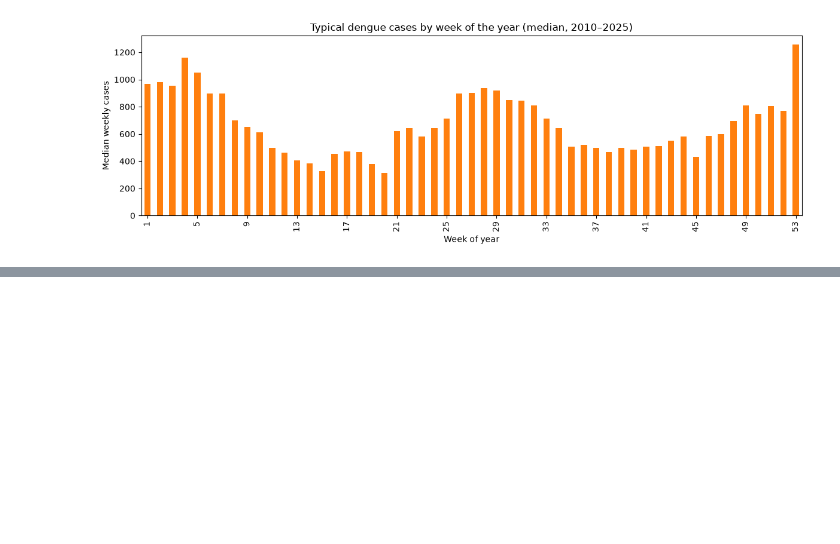
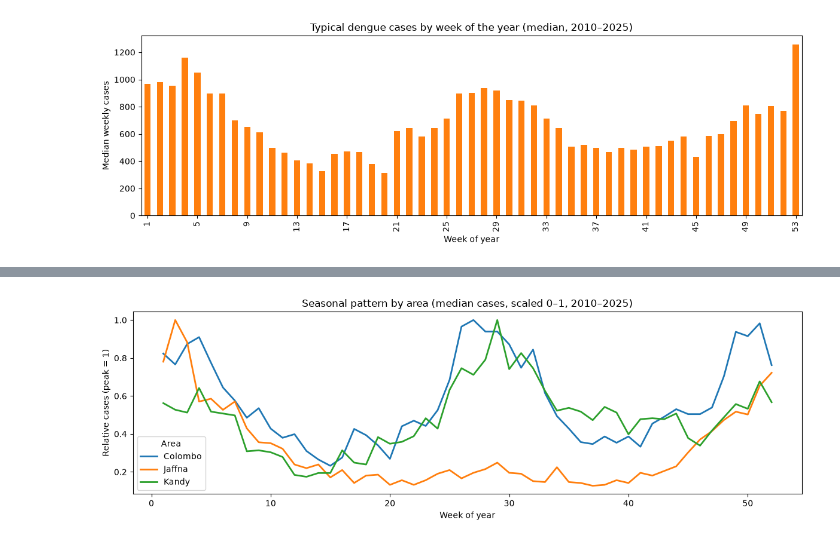
Before and after one commit to Danishiyan/dengue-early-warning, a Jupyter notebook: notebooks/01_eda.ipynb, the cells around one changed output, grey strips where cells are left out. Drawn from its saved outputs; the diff is of its cells as text; code cells hidden in the pictures; blank space fills up the shorter version.

```diff
--- a/notebooks/01_eda.ipynb
+++ b/notebooks/01_eda.ipynb
@@ -58,0 +88,21 @@ plt.show()
+# %%
+areas = ["Colombo", "Kandy", "Jaffna"]
+sub = df[
+    df["year"].between(2010, 2025)
+    & df["district"].isin(areas)
+    & (df["week"] <= 52)
+]
+profile = sub.groupby(["district", "week"])["cases"].median().unstack(0)
+profile = profile / profile.max()
+
+fig, ax = plt.subplots(figsize=(12, 4))
+profile.plot(ax=ax, linewidth=2)
+ax.set_title("Seasonal pattern by area (median cases, scaled 0–1, 2010–2025)")
+ax.set_xlabel("Week of year")
+ax.set_ylabel("Relative cases (peak = 1)")
+ax.legend(title="Area")
+fig.tight_layout()
+fig.savefig(FIG_DIR / "04_seasonality_by_area.png", dpi=150)
+plt.show()
+# %% [output]
+[figure, added]
```
Also changed, not shown: parts of 3 cells of this notebook, 3 other files.
